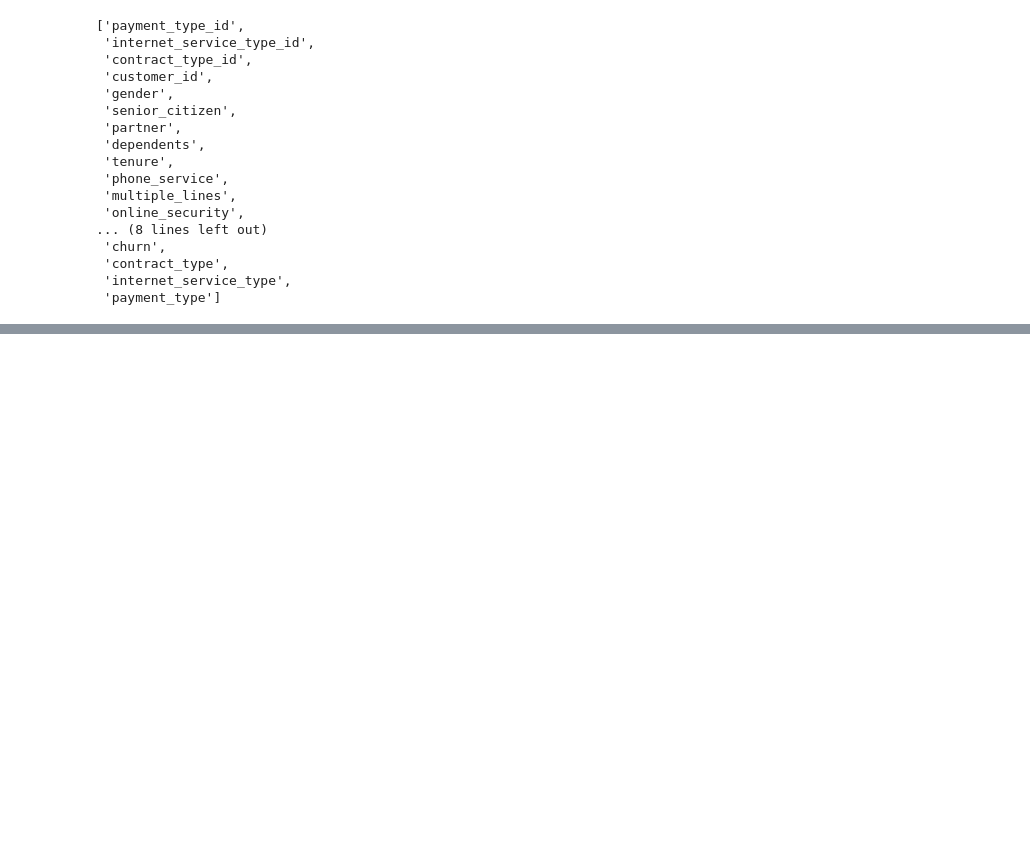
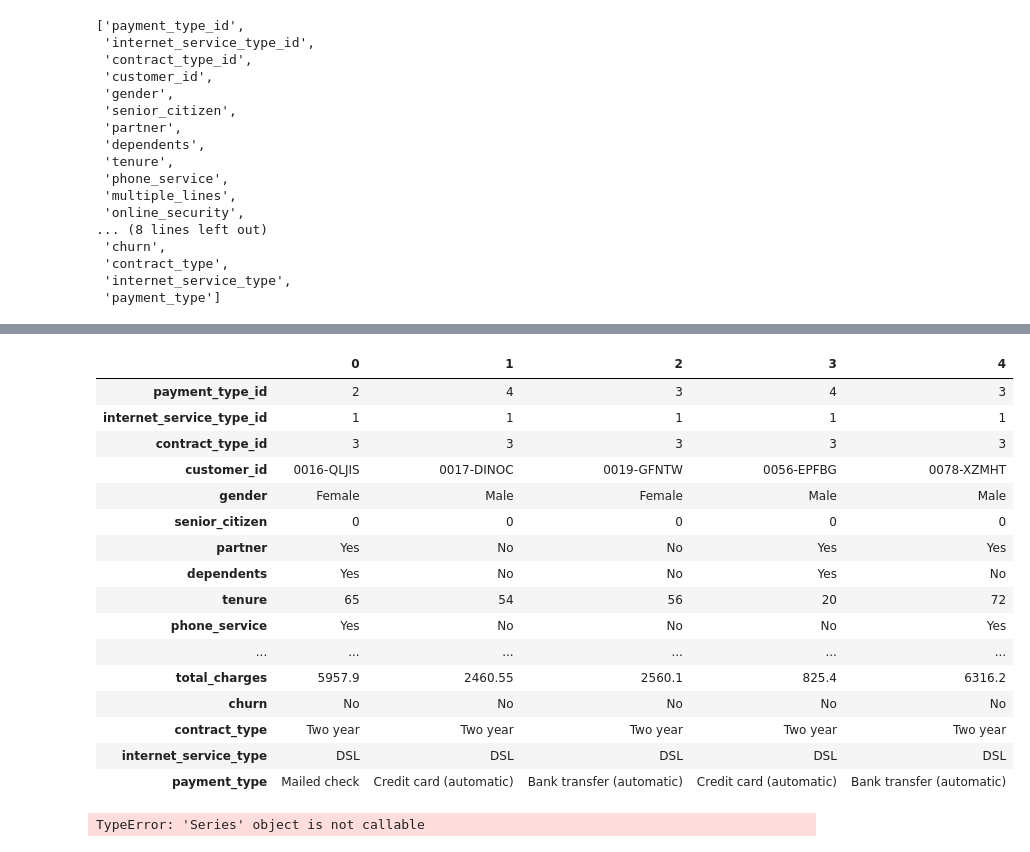
Before and after one commit to carlgriffin57/telco_churn_project, a Jupyter notebook: initial.ipynb, the cells around one changed output, grey strips where cells are left out. Saved outputs shown, nothing was run; the diff lists cells and outputs as text; code cells hidden in the pictures; blank space fills up the shorter version.

```diff
--- a/initial.ipynb
+++ b/initial.ipynb
@@ -124,0 +152,20 @@ telco_df.columns.to_list()
+# %%
+telco_df.head().T
+# %% [output]
+|  | 0 | 1 | 2 | 3 | 4 |
+| payment_type_id | 2 | 4 | 3 | 4 | 3 |
+| internet_service_type_id | 1 | 1 | 1 | 1 | 1 |
+| contract_type_id | 3 | 3 | 3 | 3 | 3 |
+| customer_id | 0016-QLJIS | 0017-DINOC | 0019-GFNTW | 0056-EPFBG | 0078-XZMHT |
+| gender | Female | Male | Female | Male | Male |
+| senior_citizen | 0 | 0 | 0 | 0 | 0 |
+| partner | Yes | No | No | Yes | Yes |
+| dependents | Yes | No | No | Yes | No |
+| tenure | 65 | 54 | 56 | 20 | 72 |
+| phone_service | Yes | No | No | No | Yes |
+| ... | ... | ... | ... | ... | ... |
+| total_charges | 5957.9 | 2460.55 | 2560.1 | 825.4 | 6316.2 |
+| churn | No | No | No | No | No |
+| contract_type | Two year | Two year | Two year | Two year | Two year |
+| internet_service_type | DSL | DSL | DSL | DSL | DSL |
+| payment_type | Mailed check | Credit card (automatic) | Bank transfer (automatic) | Credit card (automatic) | Bank transfer (automatic) |
@@ -124,0 +174,17 @@ telco_df.columns.to_list()
+# %%
+telco_df.dependents = telco_df.dependents.replace({'Yes': 1, 'No': 0})
+telco_df.online_security = telco_df.online_security.replace({'No internet service': 0, 'Yes': 1, 'No': 0})
+telco_df.online_backup = telco_df.online_backup.replace({'No internet service': 0, 'Yes': 1, 'No': 0})
+telco_df.device_protection = telco_df.device_protection({'Yes': 1, 'No': 0})
+telco_df.tech_support = telco_df.tech_support({'Yes': 1, 'No': 0})
+telco_df.streaming_tv = telco_df.streaming_tv({'Yes': 1, 'No': 0})
+telco_df.streaming_movies = telco_df.streaming_movies({'Yes': 1, 'No': 0})
+telco_df.paperless_billing = telco_df.paperless_billing({'Yes': 1, 'No': 0})
+telco_df['online services'] = telco_df.online_security + telco_df.online_backup
+telco_df = telco_df.drop(columns = ['online security', 'online_backup'])
+telco_df.streaming_tv = telco_df.streaming_tv.replace({'No internet service': 0, 'Yes': 1, 'No': 0})
+telco_df.streaming_movies = telco_df.streaming_movies.replace({'No internet service': 0, 'Yes': 1, 'No': 0})
+telco_df['streaming_services'] = telco_df.streaming_tv + telco_df.streaming_movies
+telco_df = telco_df.drop(columns=['streaming_tv', 'streaming_movies'])
+# %% [output]
+TypeError: 'Series' object is not callable
```
Also changed, not shown: parts of 21 cells of this notebook.
